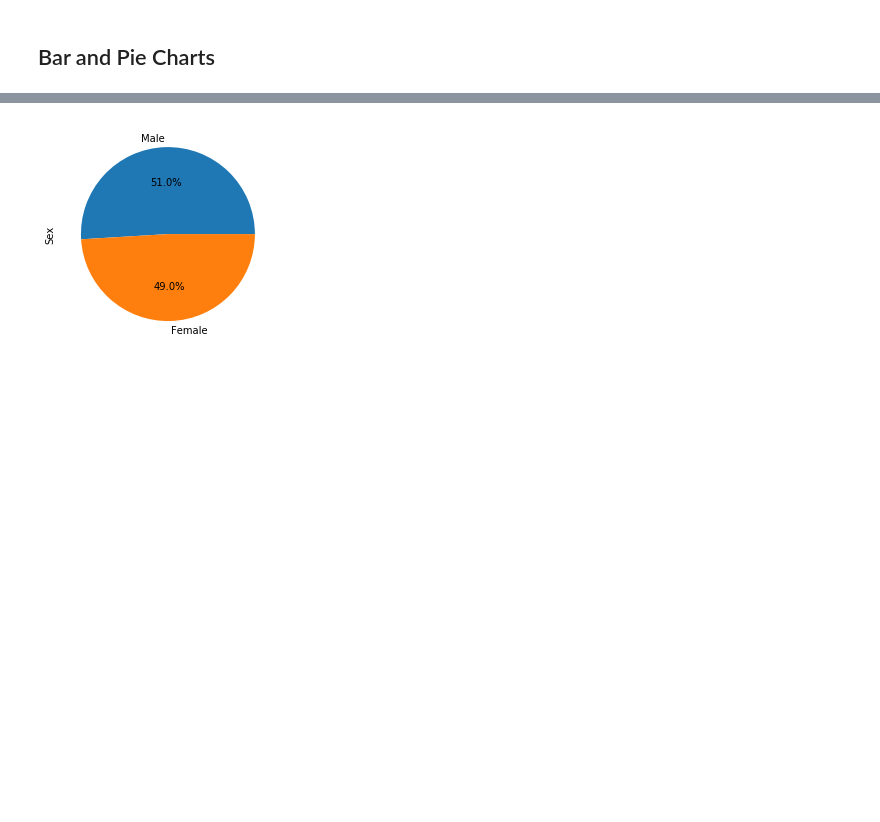
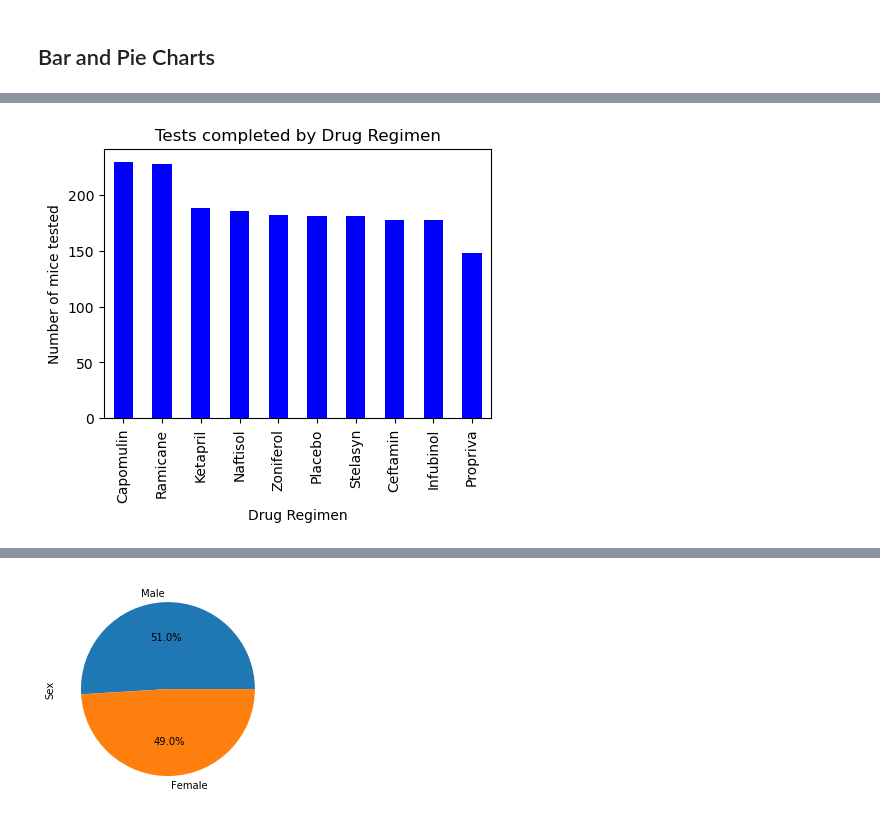
Before and after one commit to libbyberter/-Pymaceuticals_Matplotlib_Challenge, a Jupyter notebook: Pymaceuticals/pymaceuticals.ipynb, the cells around one changed output, grey strips where cells are left out. Drawn from its saved outputs; the diff is of its cells as text; code cells hidden in the pictures; blank space fills up the shorter version.

```diff
--- a/Pymaceuticals/pymaceuticals.ipynb
+++ b/Pymaceuticals/pymaceuticals.ipynb
@@ -168,0 +161,16 @@ summary_agg_data
+# %%
+# Generate a bar plot showing the total number of timepoints for all mice tested for each drug regimen using Pandas.
+
+#Set up dataframe to count the timepoints by drug and sort the data
+mice_tested_df = results_cleaned_df.groupby(["Drug Regimen"]).count() \
+    .sort_values("Timepoint", ascending=False)
+
+timepoint_plt_df = mice_tested_df[["Timepoint"]]
+
+#Create the plot
+timepoint_plt_df.plot(kind="bar",figsize=(5, 3.5), title="Tests completed by Drug Regimen", color="b",legend=False,
+                      ylabel="Number of mice tested")
+
+plt.show()
+# %% [output]
+[figure, added]
```
Also changed, not shown: parts of 4 cells of this notebook.
